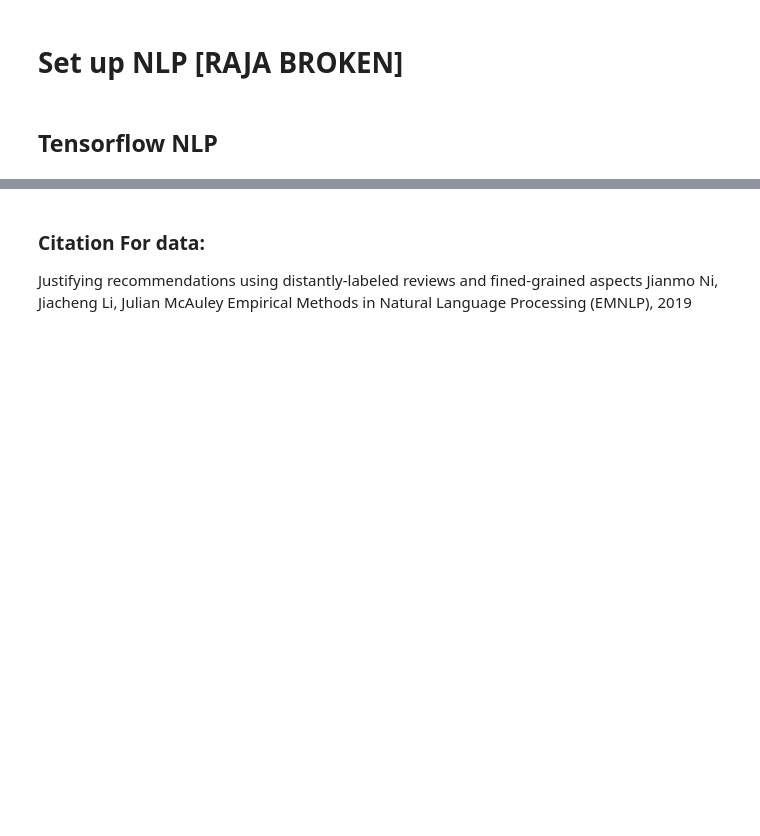
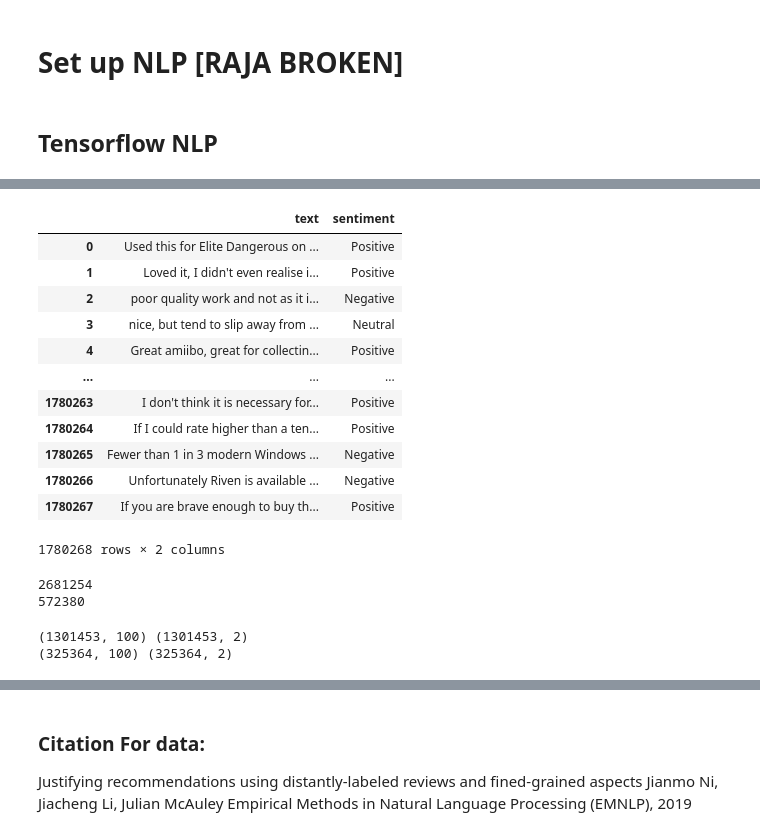
Before and after one commit to sciarrilli/TOOL1_FINAL_PROJECT, a Jupyter notebook: dst_final_project_notebook.ipynb, the cells around one changed output, grey strips where cells are left out. Saved outputs shown, nothing was run; the diff lists cells and outputs as text; code cells hidden in the pictures; blank space fills up the shorter version.

```diff
--- a/dst_final_project_notebook.ipynb
+++ b/dst_final_project_notebook.ipynb
@@ -234,0 +348,16 @@ val_loop_iter = 50 # in how many iters we record
+# %%
+games
+# %% [output]
+|  | text | sentiment |
+| 0 | Used this for Elite Dangerous on ... | Positive |
+| 1 | Loved it, I didn't even realise i... | Positive |
+| 2 | poor quality work and not as it i... | Negative |
+| 3 | nice, but tend to slip away from ... | Neutral |
+| 4 | Great amiibo, great for collectin... | Positive |
+| ... | ... | ... |
+| 1780263 | I don't think it is necessary for... | Positive |
+| 1780264 | If I could rate higher than a ten... | Positive |
+| 1780265 | Fewer than 1 in 3 modern Windows ... | Negative |
+| 1780266 | Unfortunately Riven is available ... | Negative |
+| 1780267 | If you are brave enough to buy th... | Positive |
+1780268 rows × 2 columns
@@ -234,0 +381,26 @@ val_loop_iter = 50 # in how many iters we record
+# %%
+games = games[games.sentiment != "Neutral"]
+games['text'] = games['text'].apply(lambda x: str(x).lower())
+games['text'] = games['text'].apply((lambda x: re.sub('[^a-zA-z0-9\s]','',x)))
+
+print(games[ games['sentiment'] == 'Positive'].size)
+print(games[ games['sentiment'] == 'Negative'].size)
+
+for idx,row in games.iterrows():
+    row[0] = row[0].replace('rt',' ')
+
+tokenizer = Tokenizer(nb_words = max_features, split=' ')
+tokenizer.fit_on_texts(games['text'].values)
+X = tokenizer.texts_to_sequences(games['text'].values)
+X = pad_sequences(X, maxlen = maxlen)
+# %% [output]
+2681254
+572380
+# %%
+Y = pd.get_dummies(games['sentiment']).values
+X_train, X_test, Y_train, Y_test = train_test_split(X,Y, test_size = 0.20, random_state = 42)
+print(X_train.shape,Y_train.shape)
+print(X_test.shape,Y_test.shape)
+# %% [output]
+(1301453, 100) (1301453, 2)
+(325364, 100) (325364, 2)
```
Also changed, not shown: parts of 24 cells of this notebook.
